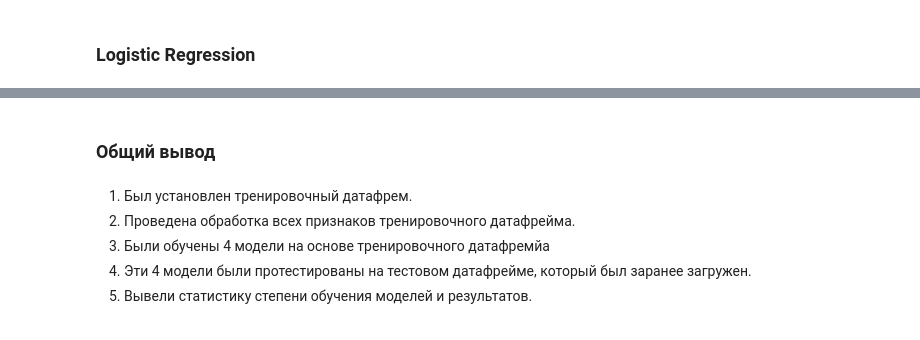
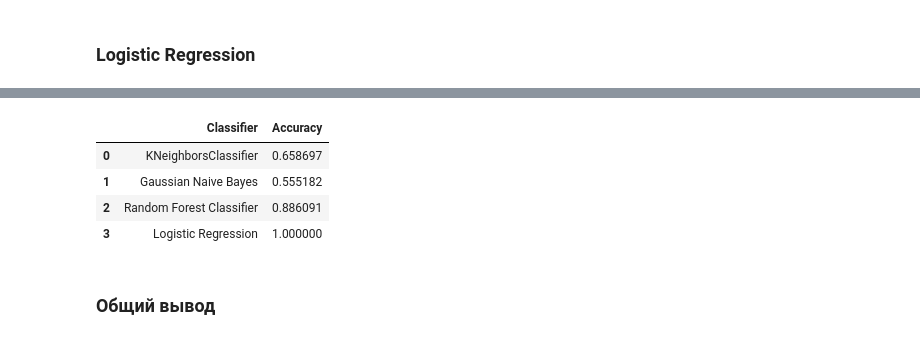
Before and after one commit to Kasilnur/Machine_learning, a Jupyter notebook: Machine_learning/Каскинбаев Ильнур Credit Score Classification Secrets.ipynb, the cells around one changed output, grey strips where cells are left out. Saved outputs shown, nothing was run; the diff lists cells and outputs as text; code cells hidden in the pictures.

```diff
--- a/Machine_learning/Каскинбаев Ильнур Credit Score Classification Secrets.ipynb
+++ b/Machine_learning/Каскинбаев Ильнур Credit Score Classification Secrets.ipynb
@@ -980,6 +1014,8 @@ print(classification_report(y_test, rfc_predict))
     accuracy                           0.89     33000
    macro avg       0.94      0.83      0.87     33000
 weighted avg       0.91      0.89      0.88     33000
+# %%
+rfc_accuracy = accuracy_score(y_test, rfc_predict)
 # %%
 matrix = confusion_matrix(y_test, rfc_predict)
 sns.heatmap(matrix, annot=True, fmt='d', cmap="Blues")
@@ -990,0 +1039,2 @@ sns.heatmap(matrix, annot=True, fmt='d', cmap="Blues")
+# %%
+y = df_train.Score_ID
@@ -1016,5 +1086,7 @@ print(classification_report(y_test, lr_predict))
     accuracy                           1.00     33000
    macro avg       1.00      1.00      1.00     33000
 weighted avg       1.00      1.00      1.00     33000
+# %%
+lr_accuracy = accuracy_score(y_test, lr_predict)
 # %%
 matrix = confusion_matrix(y_test, lr_predict)
@@ -1024,9 +1095,17 @@ sns.heatmap(matrix, annot=True, fmt='d', cmap="Blues")
 [figure]
+# %%
+classifiers =["KNeighborsClassifier", "Gaussian Naive Bayes", "Random Forest Classifier", "Logistic Regression"]
+log_cols = ["Classifier", "Accuracy"]
+log = pd.DataFrame(columns=log_cols)
+
+log["Classifier"] = classifiers
+log["Accuracy"] = [knn_accuracy, gnb_accuracy, rfc_accuracy, lr_accuracy]
+log
+# %% [output]
+|  | Classifier | Accuracy |
+| 0 | KNeighborsClassifier | 0.658697 |
+| 1 | Gaussian Naive Bayes | 0.555182 |
+| 2 | Random Forest Classifier | 0.886091 |
+| 3 | Logistic Regression | 1.000000 |
 # %% [markdown]
 ### Общий вывод
-# %% [markdown]
-1. Был установлен тренировочный датафрем.
-2. Проведена обработка всех признаков тренировочного датафрейма.
-3. Были обучены 4 модели на основе тренировочного датафремйа
-4. Эти 4 модели были протестированы на тестовом датафрейме, который был заранее загружен.
-5. Вывели статистику степени обучения моделей и результатов.
```
Also changed, not shown: parts of 33 cells of this notebook.
